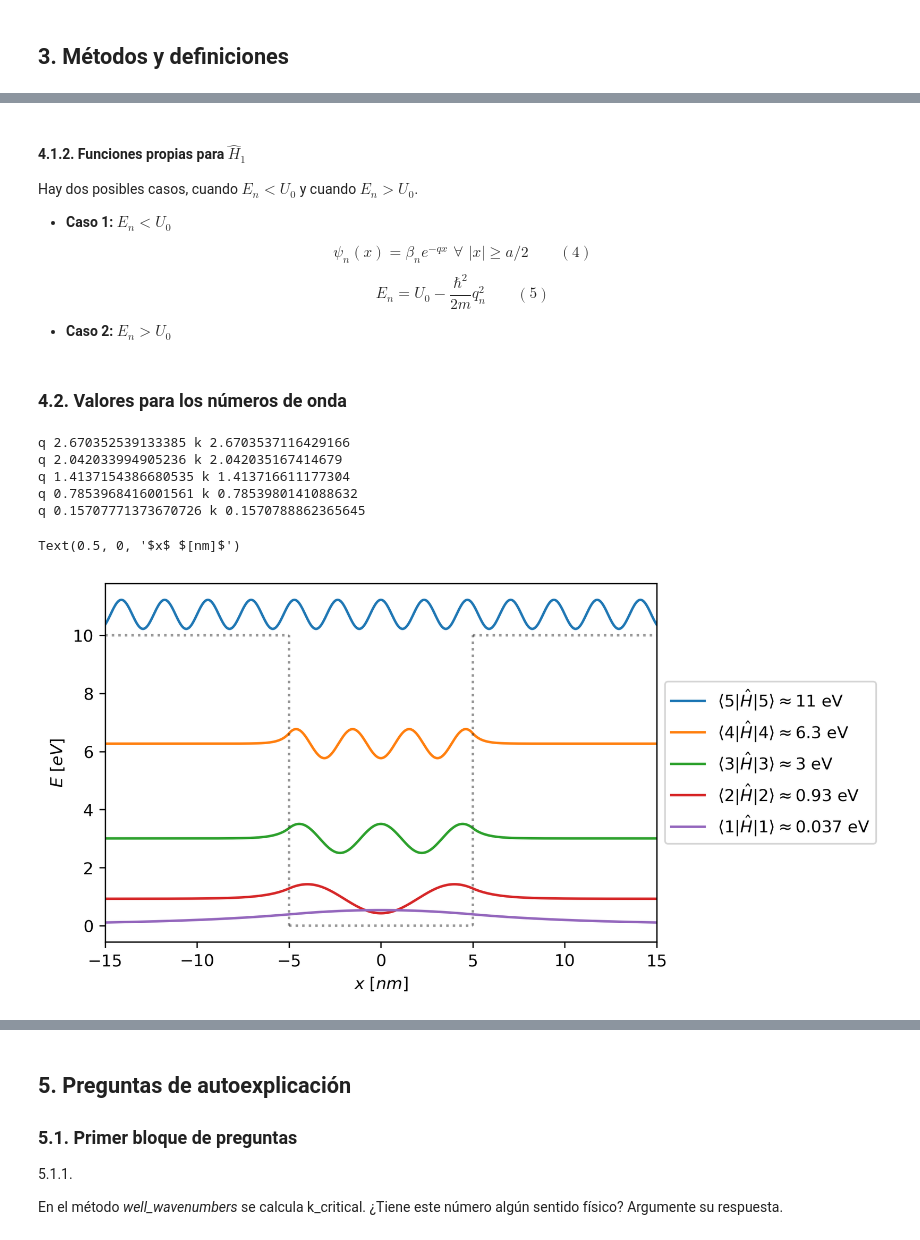
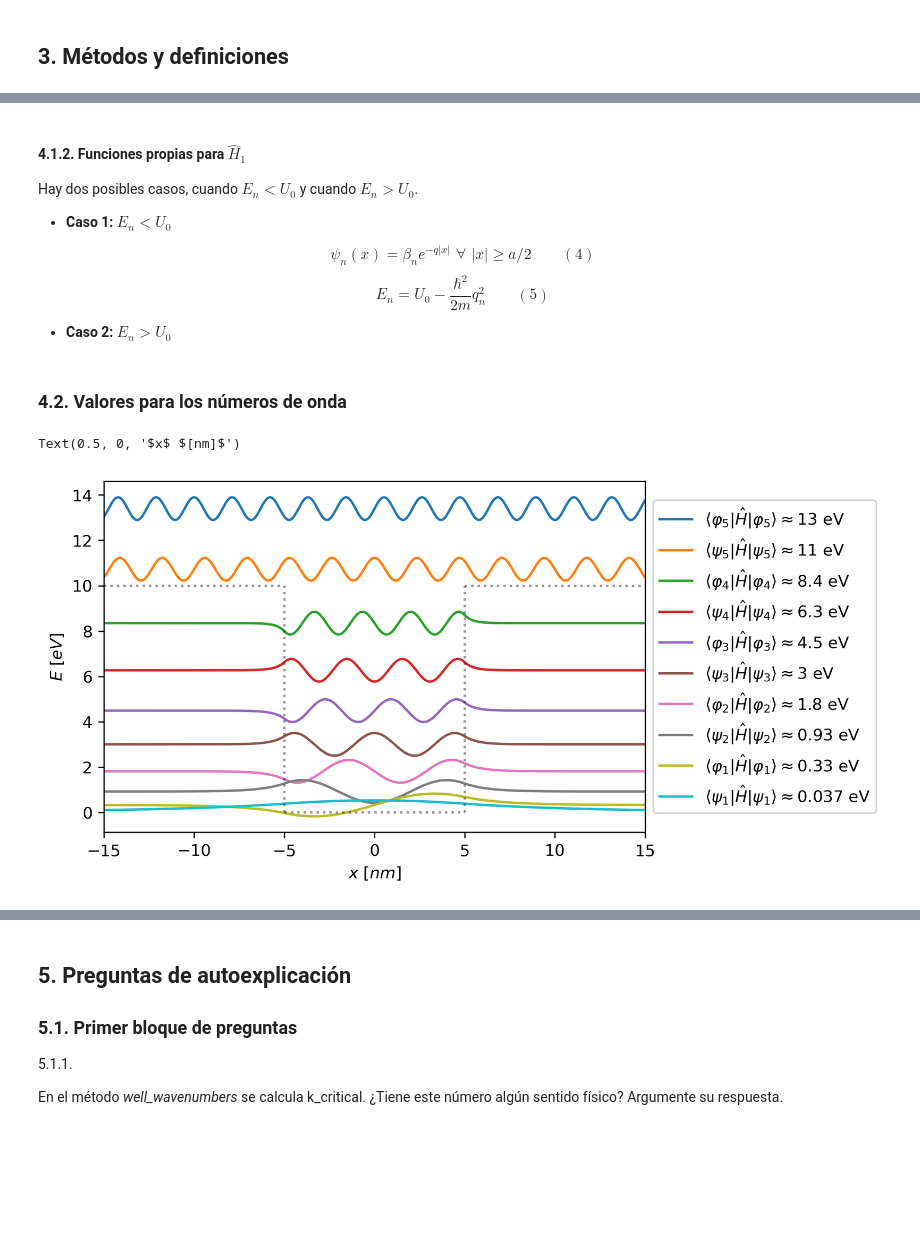
Before and after one commit to davidalejandromiranda/QuantumMechanics, a Jupyter notebook: notebooks/es_PozoPotencialFinito.ipynb, the cells around one changed output, grey strips where cells are left out. Drawn from its saved outputs; the diff is of its cells as text; code cells hidden in the pictures; blank space fills up the shorter version.

```diff
--- a/notebooks/es_PozoPotencialFinito.ipynb
+++ b/notebooks/es_PozoPotencialFinito.ipynb
@@ -93,7 +92,7 @@ Hay dos posibles casos, cuando $E_n < U_0$ y cuando $E_n > U_0$.
 
 + **Caso 1: $E_n < U_0$**
 
-$$ \psi_n(x) = \beta_n e^{-qx} \,\, \forall \,\, |x| \geq a/2 \qquad (4)$$
+$$ \psi_n(x) = \beta_n e^{-q|x|} \,\, \forall \,\, |x| \geq a/2 \qquad (4)$$
 $$ E_n = U_0 - \frac{\hbar^2}{2m} q_n^2 \qquad (5)$$
 
 + **Caso 2: $E_n > U_0$**
@@ -102,32 +101,36 @@ $$ E_n = U_0 - \frac{\hbar^2}{2m} q_n^2 \qquad (5)$$
 # %%
 x = np.linspace(-1.5*a, 1.5*a, 2000)
 plt.figure(dpi=300)
 ψ_max = 0
 for n in [5, 4, 3, 2, 1]:
-    ψ, k = wavefunction(
+    ψe, ke = wavefunction(
         x,
         n,
         a,
         Uo,
         wavefunction_type='even')
-    E = hbar**2 * k**2 / (2 * m)
-    if max(ψ) > ψ_max:
-        ψ_max = max(ψ)
-    plt.plot(x, E + ψ/max(2*ψ), label=r'$\langle %d | \hat{H} | %d \rangle \approx %0.2g$ eV' % (n, n, E))
+    if max(ψe) > ψ_max:
+        ψ_max = max(ψe)
+    ψo, ko = wavefunction(
+        x,
+        n,
+        a,
+        Uo,
+        wavefunction_type='odd')
+    Ee = hbar**2 * ke**2 / (2 * m)
+    Eo = hbar**2 * ko**2 / (2 * m)
+    ψ_max = max([max(ψe), max(ψo), ψ_max])
+    plt.plot(x, Eo + ψo/max(2*ψo), label=r'$\langle \varphi_%d | \hat{H} | \varphi_%d \rangle \approx %0.2g$ eV' % (n, n, Eo))
+    plt.plot(x, Ee + ψe/max(2*ψe), label=r'$\langle \psi_%d | \hat{H} | \psi_%d \rangle \approx %0.2g$ eV' % (n, n, Ee))
 plt.vlines([-a/2, a/2], 0, Uo, colors='k', linestyles='dotted', alpha=0.4)
 plt.hlines(0, -a/2, a/2, colors='k', linestyles='dotted', alpha=0.4)
 plt.hlines(Uo, a/2, max(x), colors='k', linestyles='dotted', alpha=0.4)
 plt.hlines(Uo, min(x),-a/2, colors='k', linestyles='dotted', alpha=0.4)
 
 plt.xlim(min(x), max(x))
 plt.legend(bbox_to_anchor=(1, 0.5), loc='center left')
 plt.ylabel(r'$E$ $[eV]$')
 plt.xlabel(r'$x$ $[nm]$')
 # %% [output]
-q 2.670352539133385 k 2.6703537116429166
-q 2.042033994905236 k 2.042035167414679
-q 1.4137154386680535 k 1.413716611177304
-q 0.7853968416001561 k 0.7853980141088632
-q 0.15707771373670726 k 0.1570788862365645
+Text(0.5, 0, '$x$ $[nm]$')
-Text(0.5, 0, '$x$ $[nm]$')
-[figure, old version]
+[figure, new version]
```
Also changed, not shown: parts of 3 cells of this notebook.
